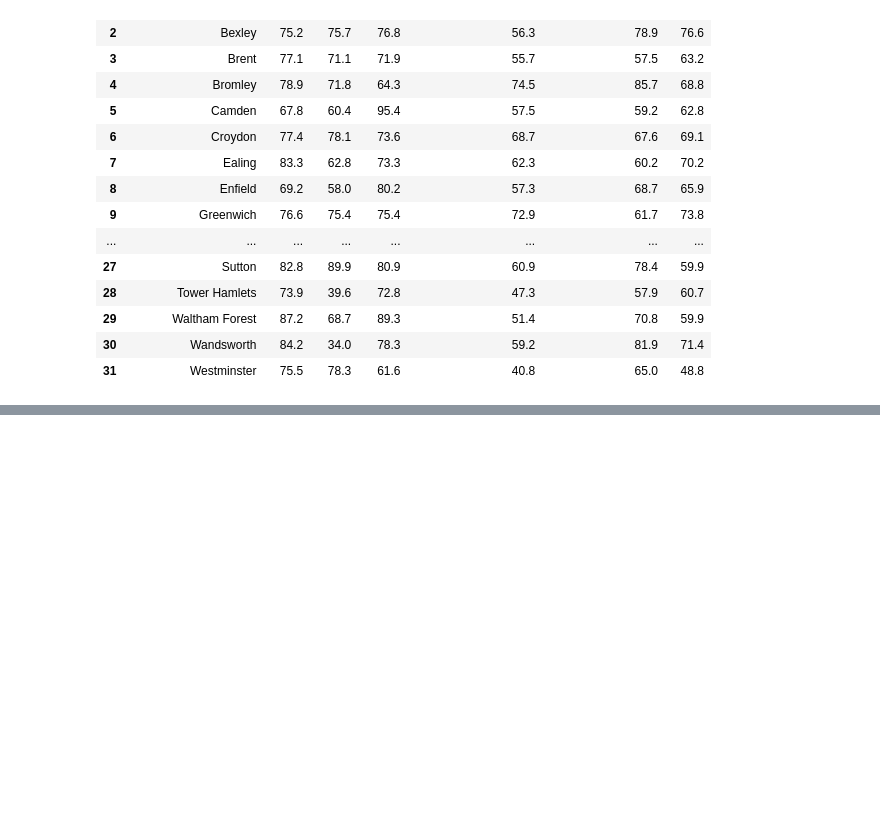
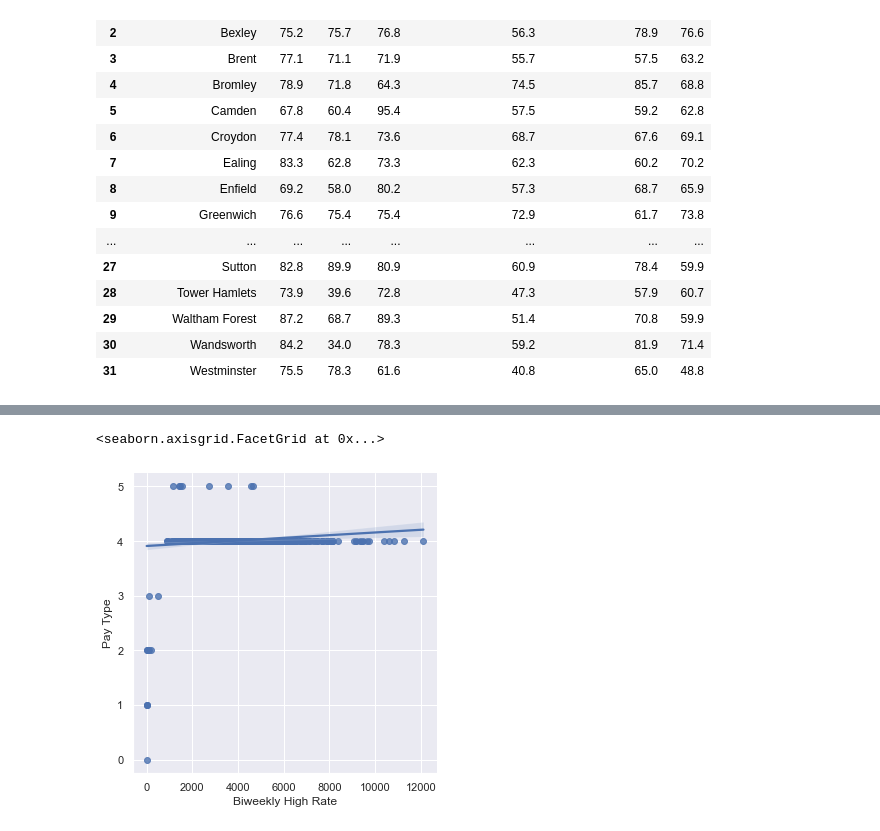
Before and after one commit to EarthmanAman/shared, a Jupyter notebook: 3 graphs.ipynb, the cells around one changed output, grey strips where cells are left out. Drawn from its saved outputs; the diff is of its cells as text; code cells hidden in the pictures; blank space fills up the shorter version.

```diff
--- a/3 graphs.ipynb
+++ b/3 graphs.ipynb
@@ -98,0 +127,5 @@ gss.head()
+# %%
+sns.lmplot(x='Biweekly High Rate',y='Pay Type',data=salary,fit_reg=True)
+# %% [output]
+<seaborn.axisgrid.FacetGrid at 0x...>
+[figure, added]
```
Also changed, not shown: parts of 12 cells of this notebook, 12 other files.
